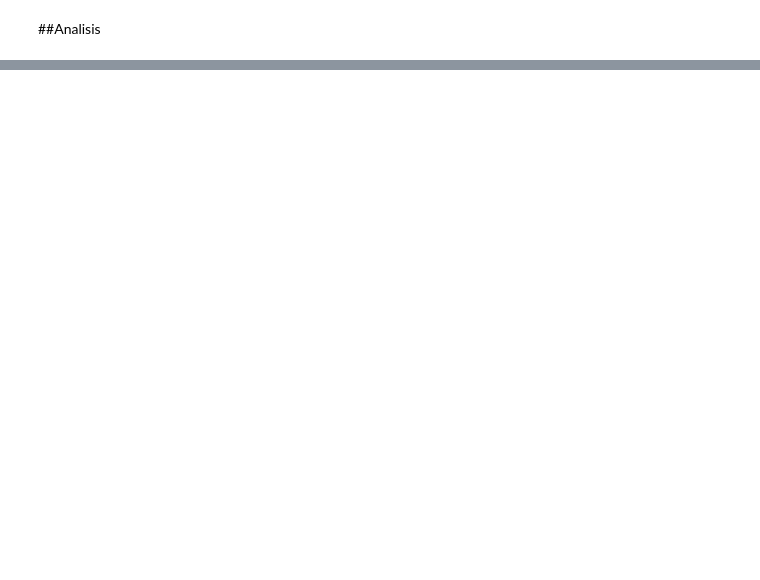
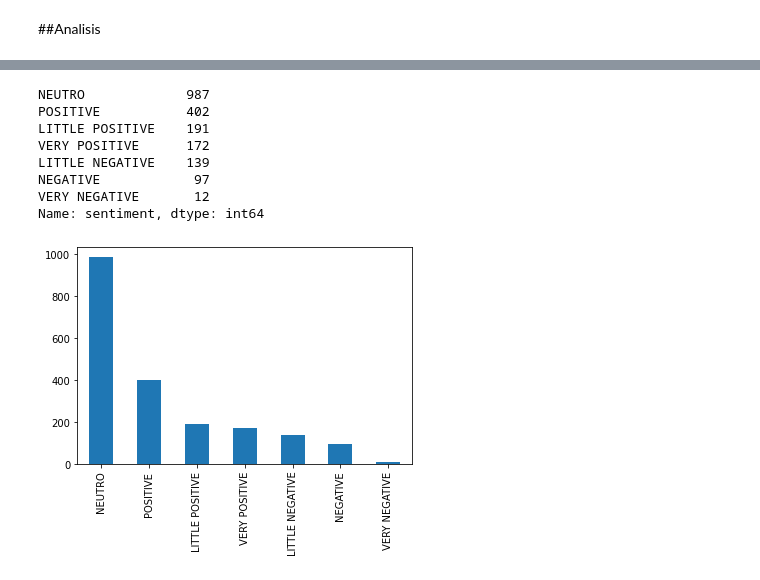
Before and after one commit to pattrickx/NLP_tweeter, a Jupyter notebook: NLP_Tweeter.ipynb, the cells around one changed output, grey strips where cells are left out. Saved outputs shown, nothing was run; the diff lists cells and outputs as text; code cells hidden in the pictures; blank space fills up the shorter version.

```diff
--- a/NLP_Tweeter.ipynb
+++ b/NLP_Tweeter.ipynb
@@ -326,3 +341,19 @@ def print_result(mean):
+# %%
+def result_new(mean):
+    if mean >= 0.6:
+        return "VERY POSITIVE"
+    elif mean >= 0.2:
+        return "POSITIVE"
+    elif mean > 0.0:
+        return "LITTLE POSITIVE"
+    elif mean == 0.0:
+        return "NEUTRO"
+    elif mean>=-0.2:
+        return "LITTLE NEGATIVE"
+    elif mean>=-0.6:
+        return "NEGATIVE"
+
+    return "VERY NEGATIVE"
 # %%
 df_tweets = tweet_analysis()
 df_tweets
@@ -355,0 +403,14 @@ Mean:0.20877694705873023
+# %%
+df_tweets['sentiment'] = df_tweets['polarity'].apply(lambda r: result_new(r))
+df_tweets['sentiment'].value_counts().plot.bar()
+print(df_tweets['sentiment'].value_counts())
+# %% [output]
+NEUTRO             987
+POSITIVE           402
+LITTLE POSITIVE    191
+VERY POSITIVE      172
+LITTLE NEGATIVE    139
+NEGATIVE            97
+VERY NEGATIVE       12
+Name: sentiment, dtype: int64
+[figure, added]
```
Also changed, not shown: parts of 12 cells of this notebook.
